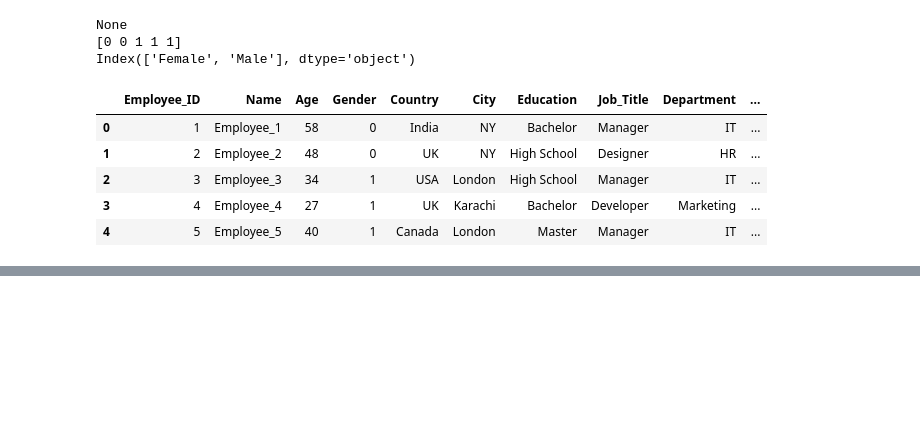
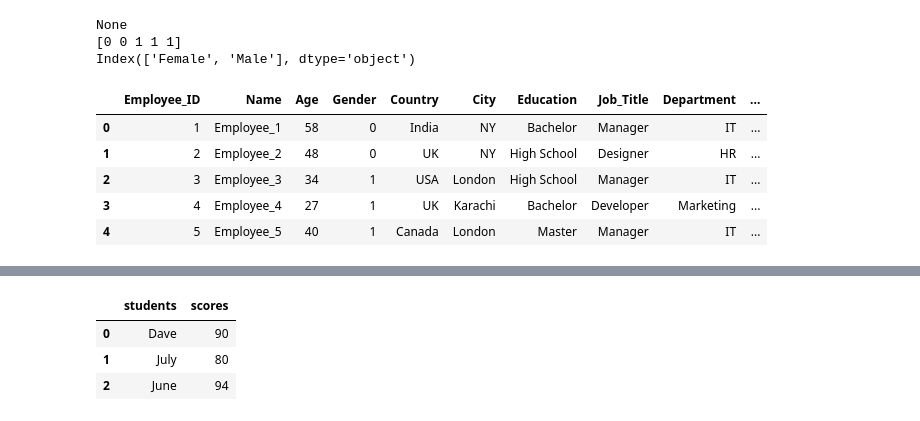
Before and after one commit to AkumaGPT/Practice_Pandas_CSV, a Jupyter notebook: test.ipynb, the cells around one changed output, grey strips where cells are left out. Saved outputs shown, nothing was run; the diff lists cells and outputs as text; code cells hidden in the pictures; blank space fills up the shorter version.

```diff
--- a/test.ipynb
+++ b/test.ipynb
@@ -333,0 +314,74 @@ None
+# %%
+# 100 days of python practice
+
+# with open("weather_data.csv") as f:
+#     data = f.readlines()
+    # print(data)
+
+# with open("weather_data.csv") as data_file:
+#     data = csv.reader(data_file)
+#     temperatures = []
+#     for row in data:
+#         if row[1] != "temp":
+#             temperatures.append(int(row[1]))
+#     print(temperatures)
+
+df = pd.read_csv("weather_data.csv")
+df
+
+# type(df["temp"])
+df.to_dict()
+len(df["temp"].to_list())
+
+# challenge - get average of temp
+df["temp"].mean()
+
+# get the max value
+df["temp"].max()
+
+# get data in columns
+df["condition"]
+df.condition # pd already taking the columns as attributes/actions
+df.temp
+
+# get data in a row
+df[df.day == "Monday"]
+# df.loc[0]
+
+# get row with max temp
+df[df.temp == df.temp.max()]
+
+# tamp into the max row
+max = df[df.temp == df.temp.max()]
+max.condition
+max["temp"]
+max.day
+
+# challenge - convert mondays temp to farenheit
+# method 1
+monday = df[df.day == "Monday"]
+monday_temp = monday.temp[0] # get the temp value
+monday_temp = (monday.temp * 9/5) + 32
+monday_temp
+
+# method 2
+monday_temp = df.loc[0, "temp"] # get the temp value
+monday_temp = (monday_temp * 9/5) + 32
+
+# replace value to df
+df["temp"] = df["temp"].replace(12, monday_temp)
+df
+
+# create a df from scratch
+data_dict = {
+    "students": ["Dave", "July", "June"],
+    "scores": [90, 80, 94]
+}
+
+df = pd.DataFrame(data_dict)
+df
+# %% [output]
+|  | students | scores |
+| 0 | Dave | 90 |
+| 1 | July | 80 |
+| 2 | June | 94 |
```
Also changed, not shown: parts of 9 cells of this notebook, 3 other files.
